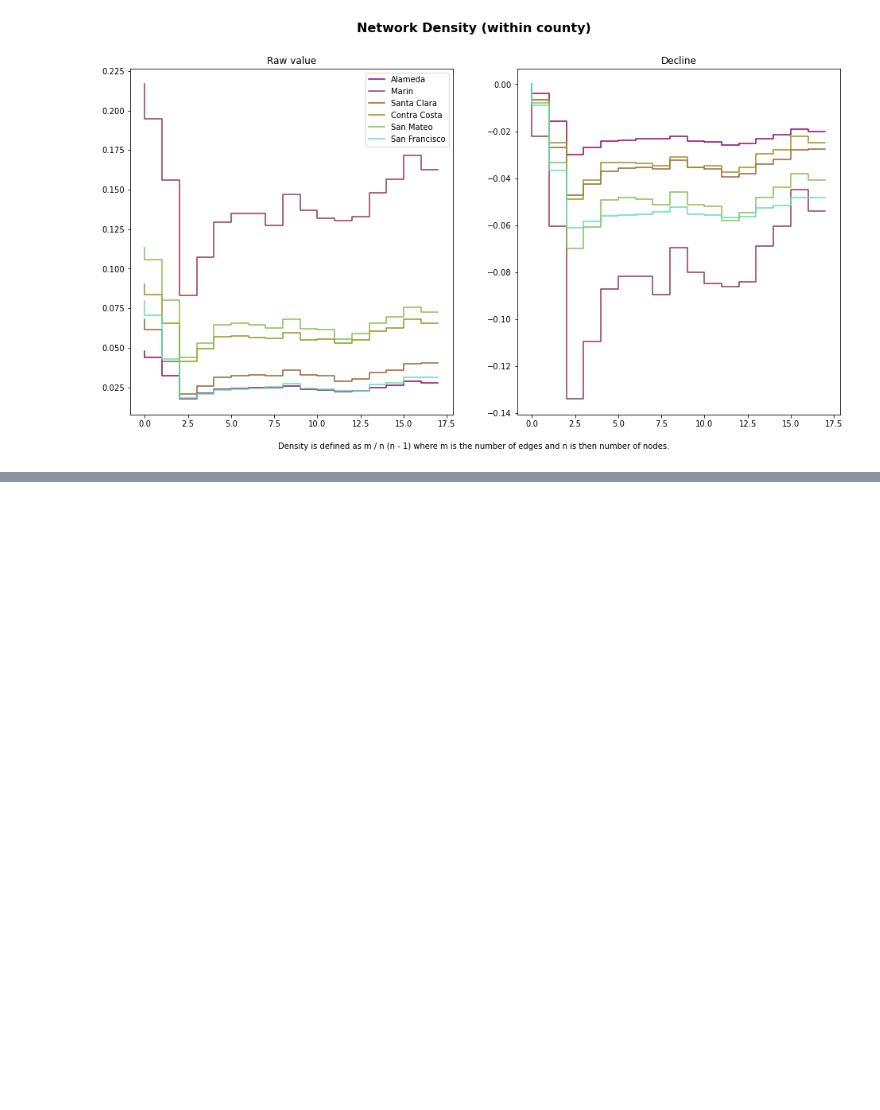
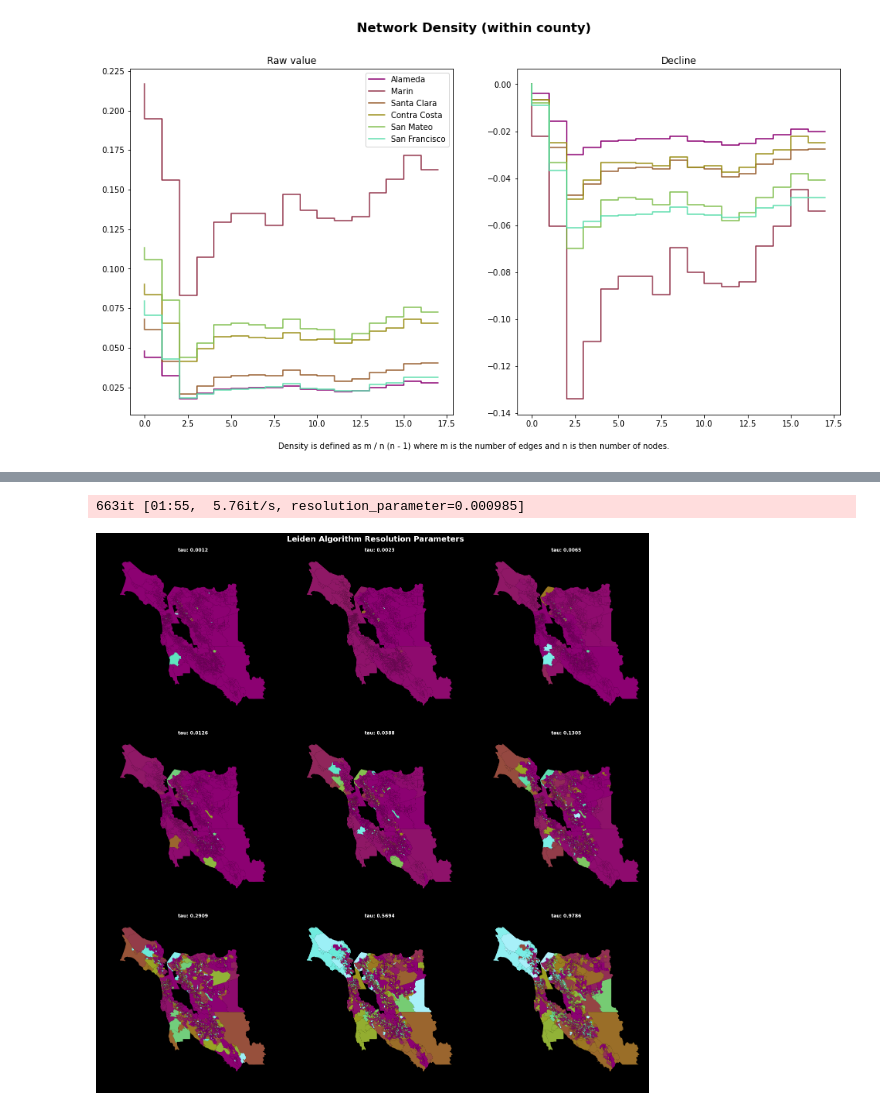
Before and after one commit to asrenninger/networks, a Jupyter notebook: python/bay.ipynb, the cells around one changed output, grey strips where cells are left out. Saved outputs shown, nothing was run; the diff lists cells and outputs as text; code cells hidden in the pictures; blank space fills up the shorter version.

Commit message:
Leiden

```diff
--- a/python/bay.ipynb
+++ b/python/bay.ipynb
@@ -408,0 +485,32 @@ Text(0.5, 0.05, 'Density is defined as m / n (n - 1) where m is the number of ed
+# %%
+optimiser = la.Optimiser()
+profile = optimiser.resolution_profile(G, la.CPMVertexPartition,
+                                       resolution_range=(0,1))
+# %% [output]
+663it [01:55,  5.76it/s, resolution_parameter=0.000985]
+# %%
+from matplotlib.colors import LinearSegmentedColormap
+
+fig, axs = plt.subplots(3, 3, figsize=(20, 20),
+                        facecolor='k',
+                        constrained_layout=True,
+                        subplot_kw=dict(aspect='equal'))
+
+axs = axs.ravel()
+
+index = np.arange(11, len(profile), len(profile) // 9)
+
+for i in np.arange(0, 9):
+
+    cm = LinearSegmentedColormap.from_list('testing', scico.hawaii, N=profile[1]._len)
+
+    membership = pd.DataFrame({'id': G.vs['name'], 'membership': profile[index[i]]._membership})
+    shape.merge(membership, left_on='cbg', right_on='id', how='left').plot('membership', ax=axs[i],
+                                                                           cmap=cm)
+    axs[i].set_facecolor('k')
+    axs[i].set_title(f"tau: {round(profile[index[i]].resolution_parameter, 4)}", color='w', weight='bold')
+
+fig.suptitle('Leiden Algorithm Resolution Parameters', color='w', size=20, weight='bold')
+fig.savefig('leiden.png', facecolor=fig.get_facecolor(), dpi=120, bbox_inches='tight')
+# %% [output]
+[figure, added]
```
Also changed, not shown: parts of 6 cells of this notebook.
